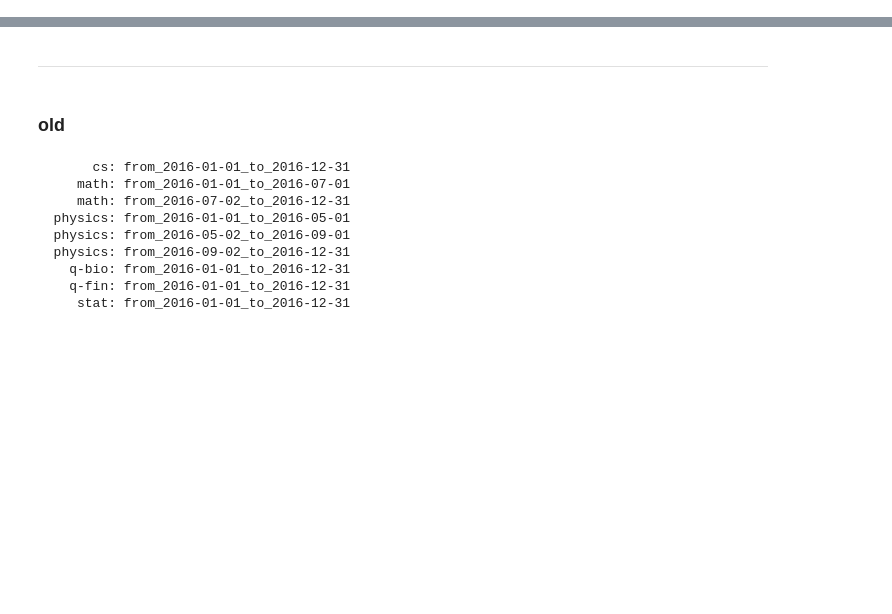
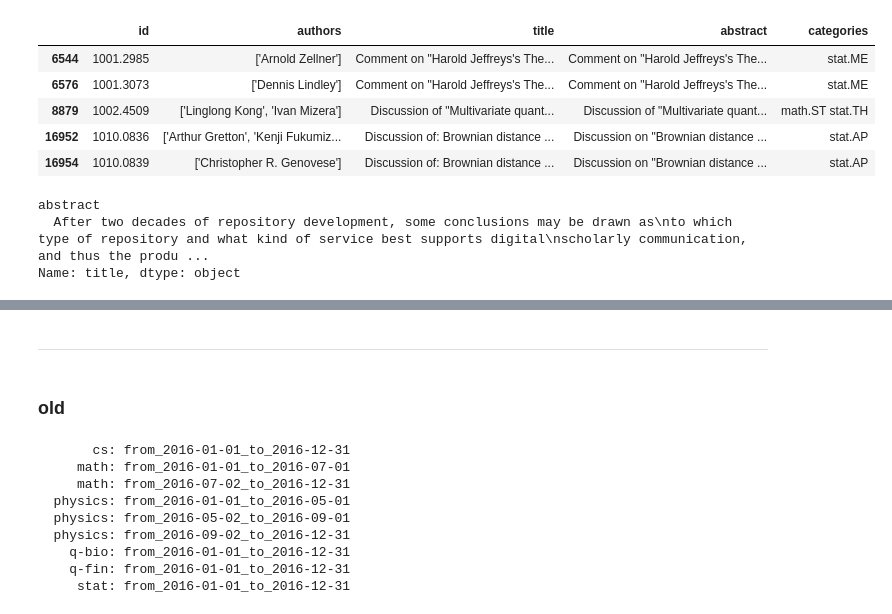
Before and after one commit to olszewskip/ArXiv_Classifier, a Jupyter notebook: arXiv_explore.ipynb, the cells around one changed output, grey strips where cells are left out. Drawn from its saved outputs; the diff is of its cells as text; code cells hidden in the pictures; blank space fills up the shorter version.

```diff
--- a/arXiv_explore.ipynb
+++ b/arXiv_explore.ipynb
@@ -35,0 +118,15 @@ Index([], dtype='object')
+# %%
+duplicated_abstracts[duplicated_abstracts.duplicated(subset='title')]
+# %% [output]
+|  | id | authors | title | abstract | categories |
+| 6544 | 1001.2985 | ['Arnold Zellner'] | Comment on "Harold Jeffreys's The... | Comment on "Harold Jeffreys's The... | stat.ME |
+| 6576 | 1001.3073 | ['Dennis Lindley'] | Comment on "Harold Jeffreys's The... | Comment on "Harold Jeffreys's The... | stat.ME |
+| 8879 | 1002.4509 | ['Linglong Kong', 'Ivan Mizera'] | Discussion of "Multivariate quant... | Discussion of "Multivariate quant... | math.ST stat.TH |
+| 16952 | 1010.0836 | ['Arthur Gretton', 'Kenji Fukumiz... | Discussion of: Brownian distance ... | Discussion on "Brownian distance ... | stat.AP |
+| 16954 | 1010.0839 | ['Christopher R. Genovese'] | Discussion of: Brownian distance ... | Discussion on "Brownian distance ... | stat.AP |
+# %%
+duplicated_abstracts[:].groupby('abstract')['title'].apply(list)[:1]
+# %% [output]
+abstract
+  After two decades of repository development, some conclusions may be drawn as\nto which type of repository and what kind of service best supports digital\nscholarly communication, and thus the produ ...
+Name: title, dtype: object
```
Also changed, not shown: parts of 23 cells of this notebook.
